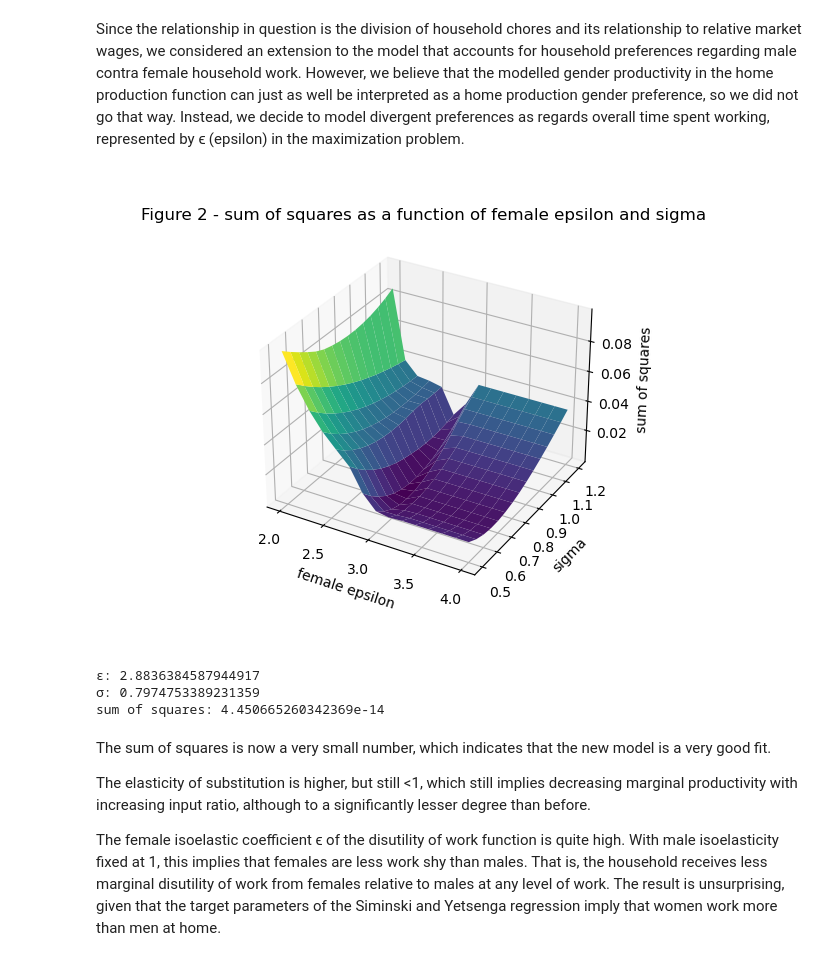
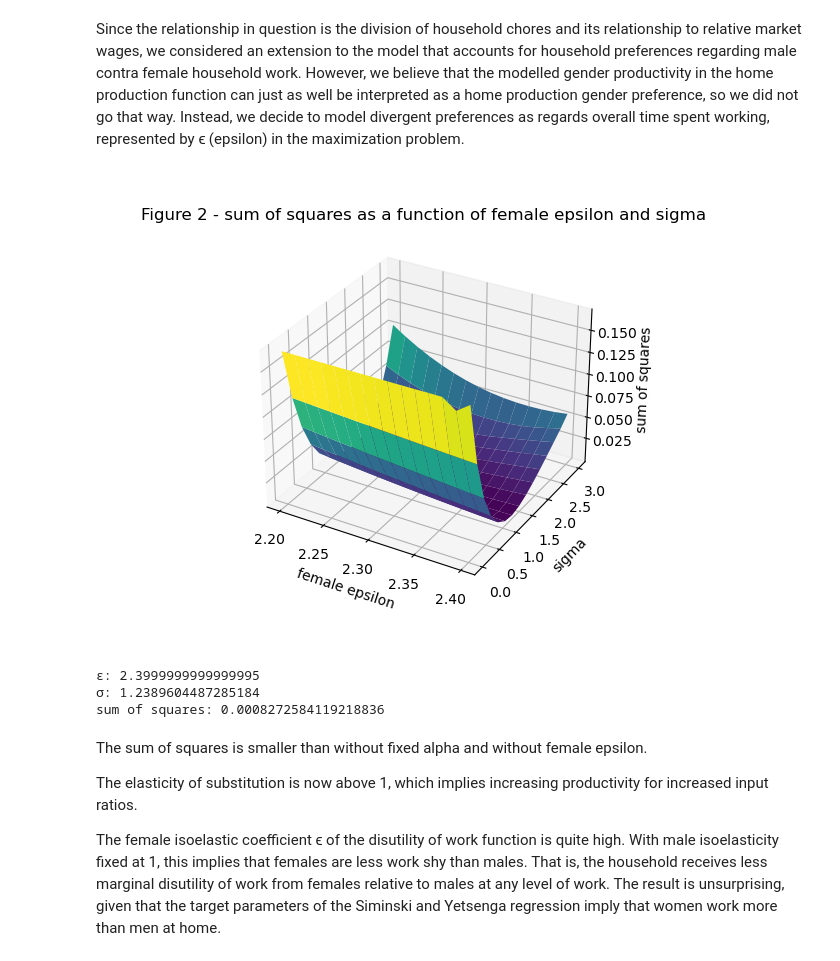
Before and after one commit to NumEconCopenhagen/projects-2023-bulen, a Jupyter notebook: inauguralproject/inauguralproject.ipynb, the cells around one changed output. Cells and saved outputs as stored; diff of their text form; code cells hidden in the pictures.

```diff
--- a/inauguralproject/inauguralproject.ipynb
+++ b/inauguralproject/inauguralproject.ipynb
@@ -271,8 +271,8 @@ Instead, we decide to model divergent preferences as regards overall time spent
 
 OurModel5 = HouseholdSpecializationModelClass()
 
-epsilonlist = np.linspace(2,4,15)
-sigmalistext = np.linspace(0.5,1.2,15)
+epsilonlist = np.linspace(2.2,2.4,15)
+sigmalistext = np.linspace(0,3,15)
 
 
 
@@ -280,34 +280,34 @@ errorvalues1 = np.zeros((15, 15))
 for i, epsilonf in enumerate(epsilonlist):
     for j, sigma in enumerate(sigmalistext):
         OurModel5.par.epsilonf=i
         OurModel5.par.sigma=j
         temp1=OurModel5.deviation_ext(epsilonf, sigma)
         errorvalues1[i,j] = temp1
 
 
 
 from mpl_toolkits.mplot3d import Axes3D as ax
 %matplotlib widget
 
 # a. plot
 epsilonspace, sigmaspaceext = np.meshgrid(epsilonlist,sigmalistext,indexing='ij')
 
 
 fig = plt.figure()
 
 ax = fig.add_subplot(projection='3d')
 
 ax.plot_surface(epsilonspace,sigmaspaceext,errorvalues1, cmap='viridis')
 
 # b. add labels
 ax.set_xlabel('female epsilon')
 ax.set_ylabel('sigma')
 ax.set_zlabel('sum of squares')
 ax.set_title('Figure 2 - sum of squares as a function of female epsilon and sigma')
 
 plt.show()
 # %% [output]
-[figure, old version]
+[figure, new version]
 # %%
 
 # b. Minimizing within likely bounds and printing corresponding values
@@ -320,12 +320,12 @@ print(f'σ: {temp1.sigma}')
 
 print(f'sum of squares: {OurModel5.deviation_ext(temp1.epsilonf, temp1.sigma)}')
 # %% [output]
-ϵ: 2.8836384587944917
-σ: 0.7974753389231359
-sum of squares: 4.450665260342369e-14
+ϵ: 2.3999999999999995
+σ: 1.2389604487285184
+sum of squares: 0.0008272584119218836
 # %% [markdown]
-The sum of squares is now a very small number, which indicates that the new model is a very good fit.
+The sum of squares is smaller than without fixed alpha and without female epsilon.
 
-The elasticity of substitution is higher, but still <1, which still implies decreasing marginal productivity with increasing input ratio, although to a significantly lesser degree than before.
+The elasticity of substitution is now above 1, which implies increasing productivity for increased input ratios.
 
 The female isoelastic coefficient ϵ of the disutility of work function is quite high. With male isoelasticity fixed at 1, this implies that females are less work shy than males. That is, the household receives less marginal disutility of work from females relative to males at any level of work. The result is unsurprising, given that the target parameters of the Siminski and Yetsenga regression imply that women work more than men at home.
```
Also changed, not shown: parts of 4 cells of this notebook, 1 other file.
